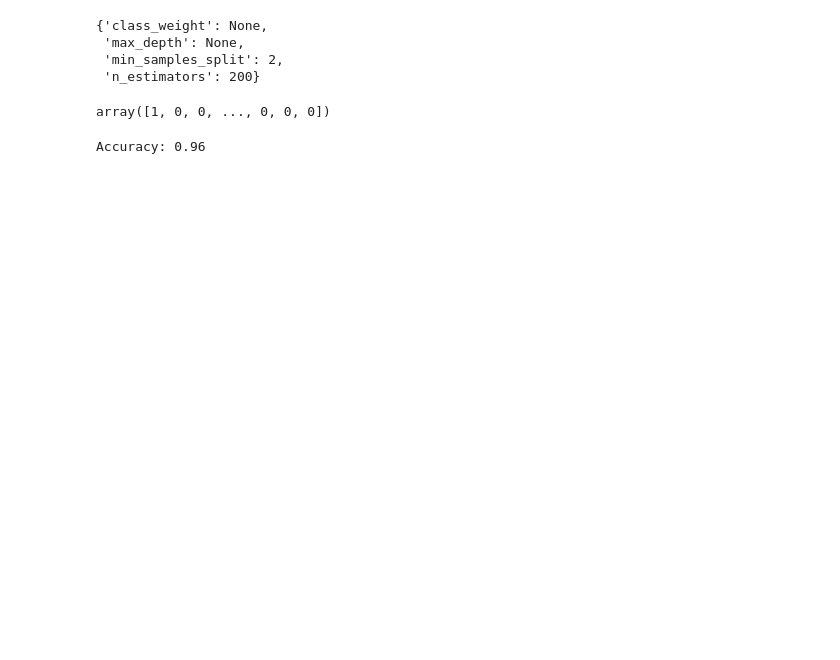
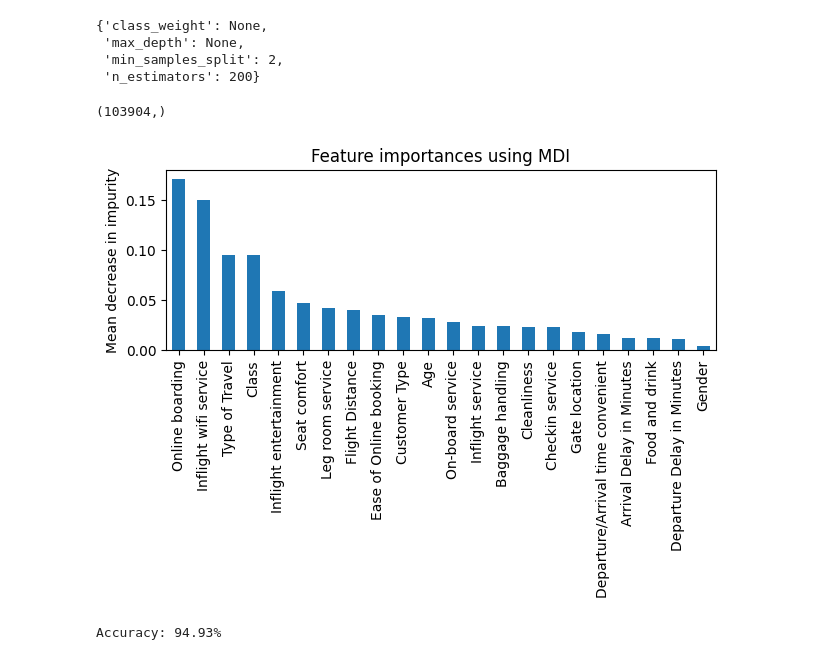
Before and after one commit to fran1215/MLAI-Project-Team3, a Jupyter notebook: ModelSelection/RandomForest-Fran.ipynb, the cells around one changed output. Drawn from its saved outputs; the diff is of its cells as text; code cells hidden in the pictures; blank space fills up the shorter version.

Commit message:
Fixed train / test set usage

```diff
--- a/ModelSelection/RandomForest-Fran.ipynb
+++ b/ModelSelection/RandomForest-Fran.ipynb
@@ -26,13 +38,12 @@ airplanedf.head()
 # %%
-airplanedf.set_index('id', inplace=True)
-def preprocessing(data, mode):
-    categorical_indexes = [0, 1, 3, 4] + list(range(6, 20))
-    if mode == 'train':
-        categorical_indexes = categorical_indexes + [22]
+categorical_indexes = [0, 1, 3, 4, 22] + list(range(6, 20))
+def preprocessing(data):
+    data.set_index('id', inplace=True)
 
     data.iloc[:,categorical_indexes] = data.iloc[:,categorical_indexes].astype('category')
     return data
 
-airplanedf = preprocessing(airplanedf, 'train')
+airplanedf = preprocessing(airplanedf)
+airplanetest = preprocessing(airplanetest)
 # %%
 intdf = pd.DataFrame(airplanedf)
@@ -227,14 +244,34 @@ grid_model.best_params_
  'max_depth': None,
  'min_samples_split': 2,
  'n_estimators': 200}
+# %%
+X_train = intdf.iloc[:, 0:22]
+y_train = intdf.iloc[:, 22]
+
+X_test = intdftest.iloc[:, 0:22]
+y_test = intdftest.iloc[:, 22]
+# %%
+y_train.shape
+# %% [output]
+(103904,)
 # %%
 model = RandomForestClassifier(class_weight=None, max_depth=None, min_samples_split=2, n_estimators=200)
-clf = model.fit(X_train, Y_train)
+clf = model.fit(X_train, y_train)
 y_pred = clf.predict(X_test)
-y_pred
-# %% [output]
-array([1, 0, 0, ..., 0, 0, 0])
+# %%
+feature_names = X_train.columns
+importances = model.feature_importances_
+forest_importances = pd.Series(importances, index=feature_names)
+forest_importances = forest_importances.sort_values(ascending=False)
+
+fig, ax = plt.subplots()
+forest_importances.plot.bar(ax=ax)
+ax.set_title("Feature importances using MDI")
+ax.set_ylabel("Mean decrease in impurity")
+fig.tight_layout()
+# %% [output]
+[figure, added]
 # %%
-print('Accuracy: %.2f' % accuracy_score(Y_test, y_pred))
+print('Accuracy: %.2f' % (accuracy_score(y_test, y_pred) * 100) + '%')
 # %% [output]
-Accuracy: 0.96
+Accuracy: 94.93%
```
Also changed, not shown: parts of 18 cells of this notebook.
